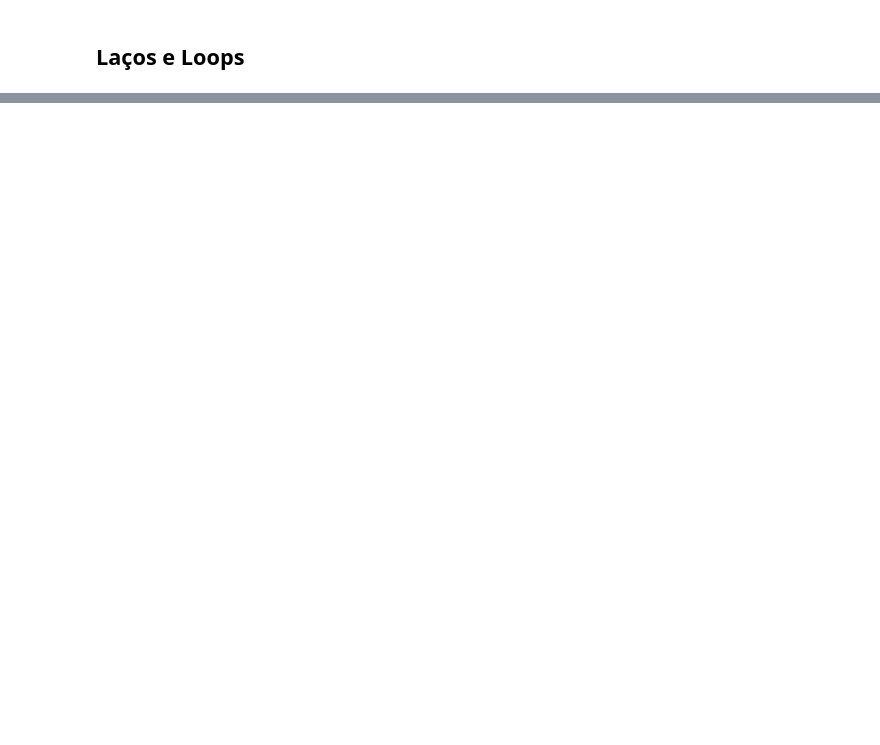
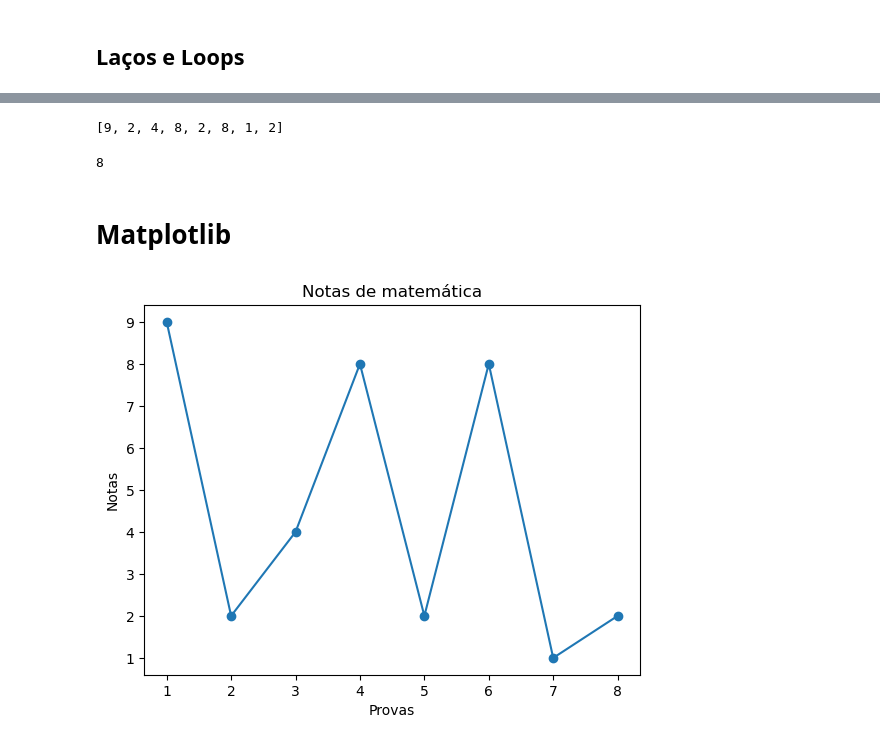
Before and after one commit to leandroalvesmachado/alura-data-science, a Jupyter notebook: python-para-data-science/logica-de-programacao.ipynb, the cells around one changed output, grey strips where cells are left out. Drawn from its saved outputs; the diff is of its cells as text; code cells hidden in the pictures; blank space fills up the shorter version.

```diff
--- a/python-para-data-science/logica-de-programacao.ipynb
+++ b/python-para-data-science/logica-de-programacao.ipynb
@@ -88,0 +181,14 @@ idades[-1]
+# %%
+notas_matematica = []
+
+for notas in range(8):
+    notas_matematica.append(randrange(0,11))
+# %%
+notas_matematica
+# %% [output]
+[9, 2, 4, 8, 2, 8, 1, 2]
+# %%
+# tamanho do array
+len(notas_matematica)
+# %% [output]
+8
@@ -88,0 +200,2 @@ idades[-1]
+# %% [markdown]
+# Matplotlib
@@ -88,0 +204,11 @@ idades[-1]
+# %%
+x = list(range(1, 9))
+y = notas_matematica
+
+plt.plot(x, y, marker='o')
+plt.title('Notas de matemática')
+plt.xlabel('Provas')
+plt.ylabel('Notas')
+plt.show()
+# %% [output]
+[figure, added]
```
Also changed, not shown: parts of 18 cells of this notebook, 14 other files.
